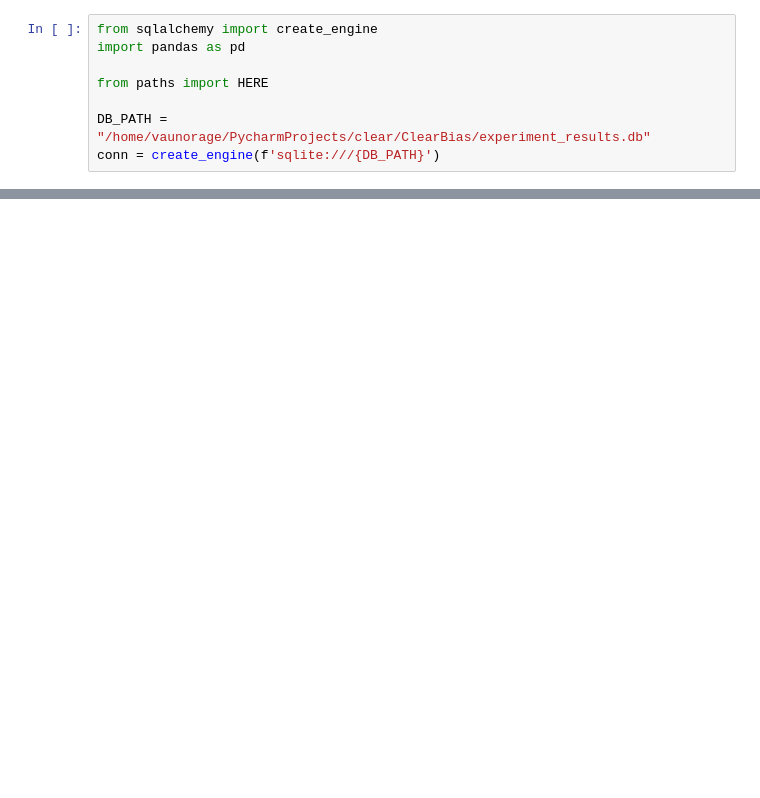
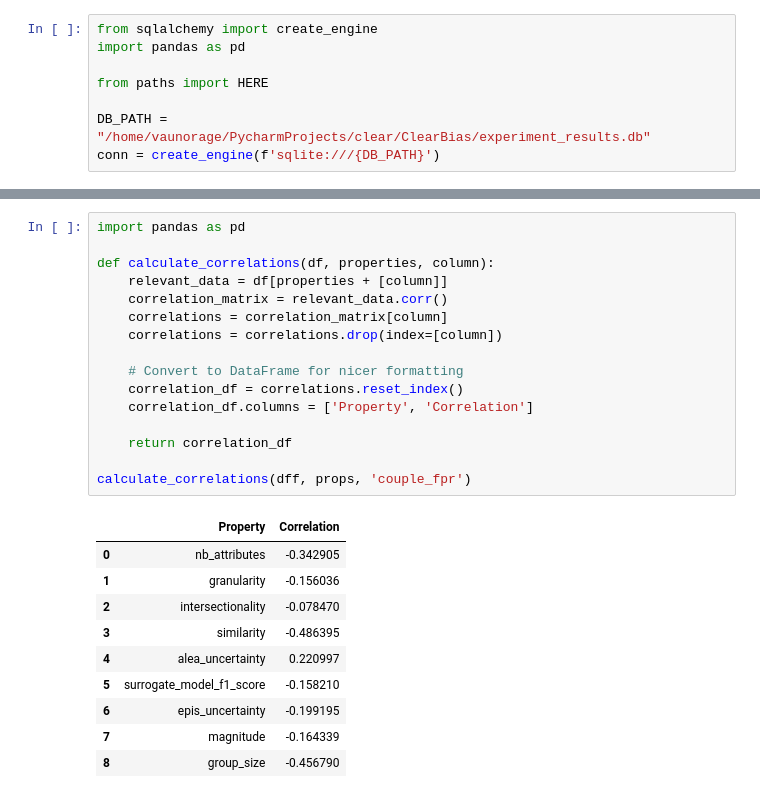
Before and after one commit to Vaunorage/ClearBias, a Jupyter notebook: aequitas_algo/analysis.ipynb, the cells around one changed output, grey strips where cells are left out. Cells and saved outputs as stored; diff of their text form; blank space fills up the shorter version.

```diff
--- a/aequitas_algo/analysis.ipynb
+++ b/aequitas_algo/analysis.ipynb
@@ -98 +111,28 @@ dff = df[df['ratio_of_found_cases']>0]
+# %%
+import pandas as pd
+
+def calculate_correlations(df, properties, column):
+    relevant_data = df[properties + [column]]
+    correlation_matrix = relevant_data.corr()
+    correlations = correlation_matrix[column]
+    correlations = correlations.drop(index=[column])
+
+    # Convert to DataFrame for nicer formatting
+    correlation_df = correlations.reset_index()
+    correlation_df.columns = ['Property', 'Correlation']
+
+    return correlation_df
+
+calculate_correlations(dff, props, 'couple_fpr')
+# %% [output]
+|  | Property | Correlation |
+| 0 | nb_attributes | -0.342905 |
+| 1 | granularity | -0.156036 |
+| 2 | intersectionality | -0.078470 |
+| 3 | similarity | -0.486395 |
+| 4 | alea_uncertainty | 0.220997 |
+| 5 | surrogate_model_f1_score | -0.158210 |
+| 6 | epis_uncertainty | -0.199195 |
+| 7 | magnitude | -0.164339 |
+| 8 | group_size | -0.456790 |
 # %%
```
Also changed, not shown: parts of 6 cells of this notebook, 19 other files.
